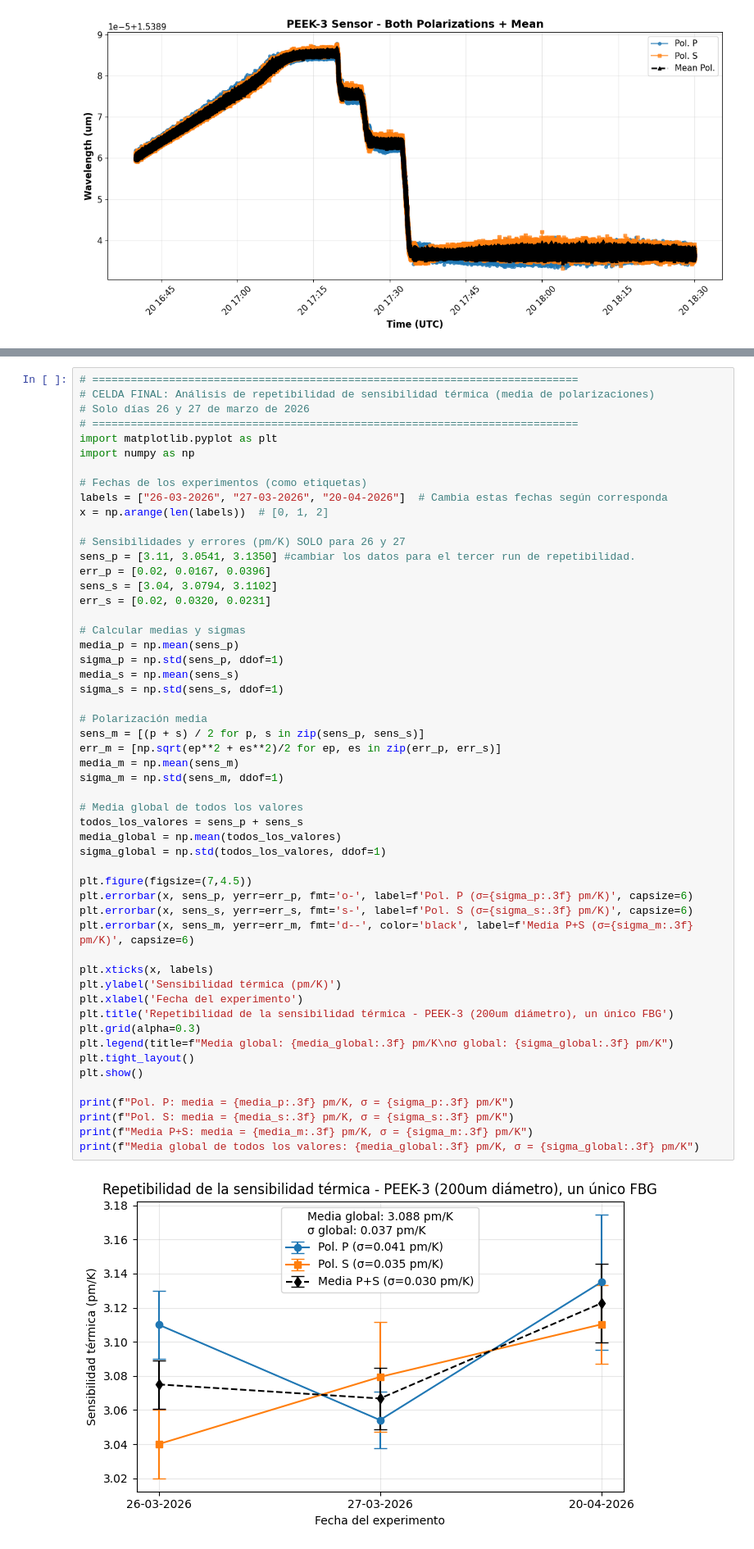
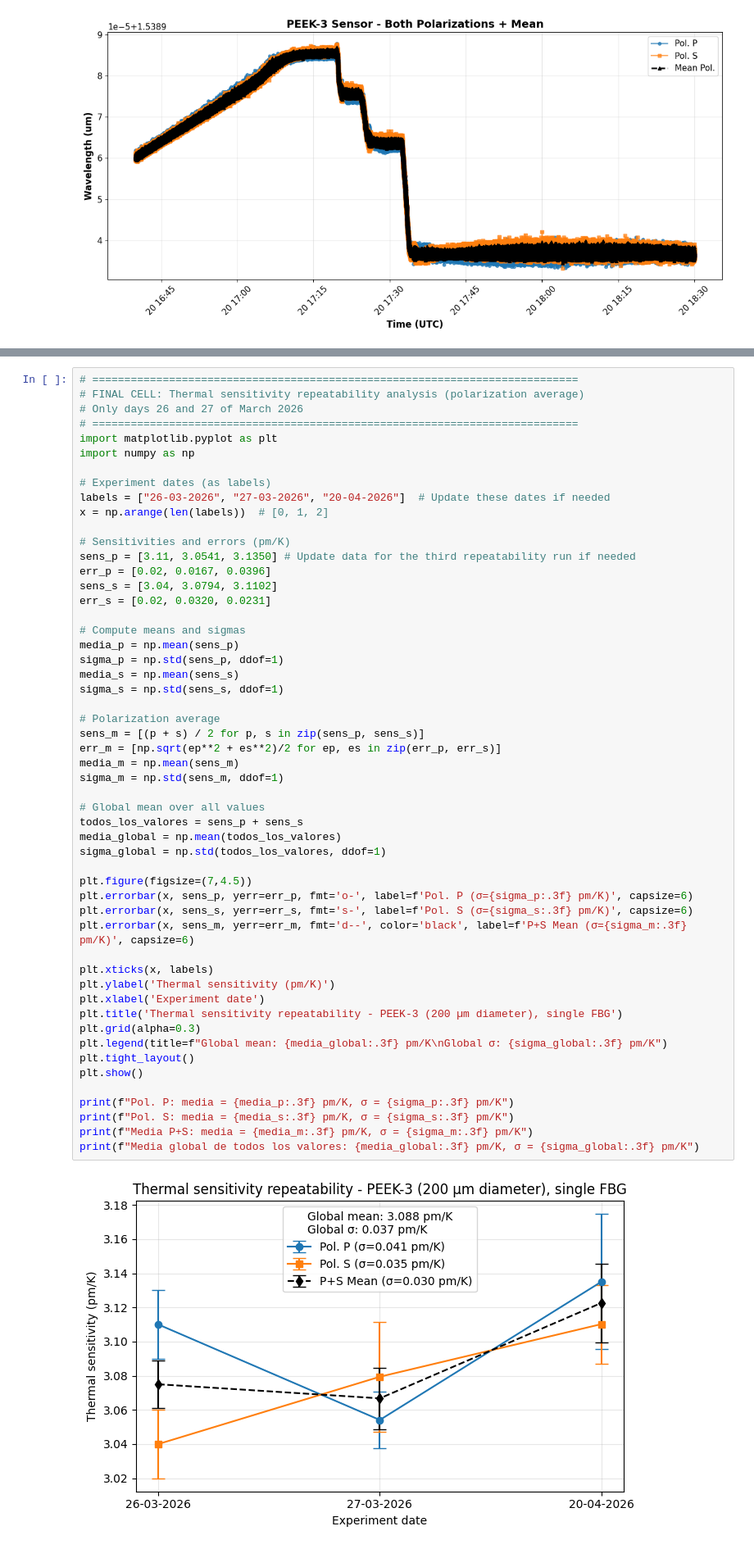
Before and after one commit to garpol/rtd-calibration-ana, a Jupyter notebook: FBG_Sensitivity_Analysis/Analysis Sens Press_PEEK3_200_20-04-2025_3.ipynb, the cells around one changed output, grey strips where cells are left out. Shown at 82% size. Cells and saved outputs as stored; diff of their text form.

```diff
--- a/FBG_Sensitivity_Analysis/Analysis Sens Press_PEEK3_200_20-04-2025_3.ipynb
+++ b/FBG_Sensitivity_Analysis/Analysis Sens Press_PEEK3_200_20-04-2025_3.ipynb
@@ -3686,58 +3686,58 @@ Media global de todos los valores: 3.17 pm/K, σ = 0.16 pm/K
 # %%
 # ============================================================================
-# CELDA FINAL: Análisis de repetibilidad de sensibilidad térmica (media de polarizaciones)
-# Solo días 26 y 27 de marzo de 2026
+# FINAL CELL: Thermal sensitivity repeatability analysis (polarization average)
+# Only days 26 and 27 of March 2026
 # ============================================================================
 import matplotlib.pyplot as plt
 import numpy as np
 
-# Fechas de los experimentos (como etiquetas)
-labels = ["26-03-2026", "27-03-2026", "20-04-2026"]  # Cambia estas fechas según corresponda
+# Experiment dates (as labels)
+labels = ["26-03-2026", "27-03-2026", "20-04-2026"]  # Update these dates if needed
 x = np.arange(len(labels))  # [0, 1, 2]
 
-# Sensibilidades y errores (pm/K) SOLO para 26 y 27
-sens_p = [3.11, 3.0541, 3.1350] #cambiar los datos para el tercer run de repetibilidad.
+# Sensitivities and errors (pm/K)
+sens_p = [3.11, 3.0541, 3.1350] # Update data for the third repeatability run if needed
 err_p = [0.02, 0.0167, 0.0396]
 sens_s = [3.04, 3.0794, 3.1102]
 err_s = [0.02, 0.0320, 0.0231]
 
-# Calcular medias y sigmas
+# Compute means and sigmas
 media_p = np.mean(sens_p)
 sigma_p = np.std(sens_p, ddof=1)
 media_s = np.mean(sens_s)
 sigma_s = np.std(sens_s, ddof=1)
 
-# Polarización media
+# Polarization average
 sens_m = [(p + s) / 2 for p, s in zip(sens_p, sens_s)]
 err_m = [np.sqrt(ep**2 + es**2)/2 for ep, es in zip(err_p, err_s)]
 media_m = np.mean(sens_m)
 sigma_m = np.std(sens_m, ddof=1)
 
-# Media global de todos los valores
+# Global mean over all values
 todos_los_valores = sens_p + sens_s
 media_global = np.mean(todos_los_valores)
 sigma_global = np.std(todos_los_valores, ddof=1)
 
 plt.figure(figsize=(7,4.5))
 plt.errorbar(x, sens_p, yerr=err_p, fmt='o-', label=f'Pol. P (σ={sigma_p:.3f} pm/K)', capsize=6)
 plt.errorbar(x, sens_s, yerr=err_s, fmt='s-', label=f'Pol. S (σ={sigma_s:.3f} pm/K)', capsize=6)
-plt.errorbar(x, sens_m, yerr=err_m, fmt='d--', color='black', label=f'Media P+S (σ={sigma_m:.3f} pm/K)', capsize=6)
+plt.errorbar(x, sens_m, yerr=err_m, fmt='d--', color='black', label=f'P+S Mean (σ={sigma_m:.3f} pm/K)', capsize=6)
 
 plt.xticks(x, labels)
-plt.ylabel('Sensibilidad térmica (pm/K)')
-plt.xlabel('Fecha del experimento')
-plt.title('Repetibilidad de la sensibilidad térmica - PEEK-3 (200um diámetro), un único FBG')
+plt.ylabel('Thermal sensitivity (pm/K)')
+plt.xlabel('Experiment date')
+plt.title('Thermal sensitivity repeatability - PEEK-3 (200 µm diameter), single FBG')
 plt.grid(alpha=0.3)
-plt.legend(title=f"Media global: {media_global:.3f} pm/K\nσ global: {sigma_global:.3f} pm/K")
+plt.legend(title=f"Global mean: {media_global:.3f} pm/K\nGlobal σ: {sigma_global:.3f} pm/K")
 plt.tight_layout()
 plt.show()
 
 print(f"Pol. P: media = {media_p:.3f} pm/K, σ = {sigma_p:.3f} pm/K")
 print(f"Pol. S: media = {media_s:.3f} pm/K, σ = {sigma_s:.3f} pm/K")
 print(f"Media P+S: media = {media_m:.3f} pm/K, σ = {sigma_m:.3f} pm/K")
 print(f"Media global de todos los valores: {media_global:.3f} pm/K, σ = {sigma_global:.3f} pm/K")
 # %% [output]
-[figure, old version]
+[figure, new version]
 Pol. P: media = 3.100 pm/K, σ = 0.041 pm/K
 Pol. S: media = 3.077 pm/K, σ = 0.035 pm/K
 Media P+S: media = 3.088 pm/K, σ = 0.030 pm/K
```
Also changed, not shown: parts of 1 cell of this notebook, 6 other files.
